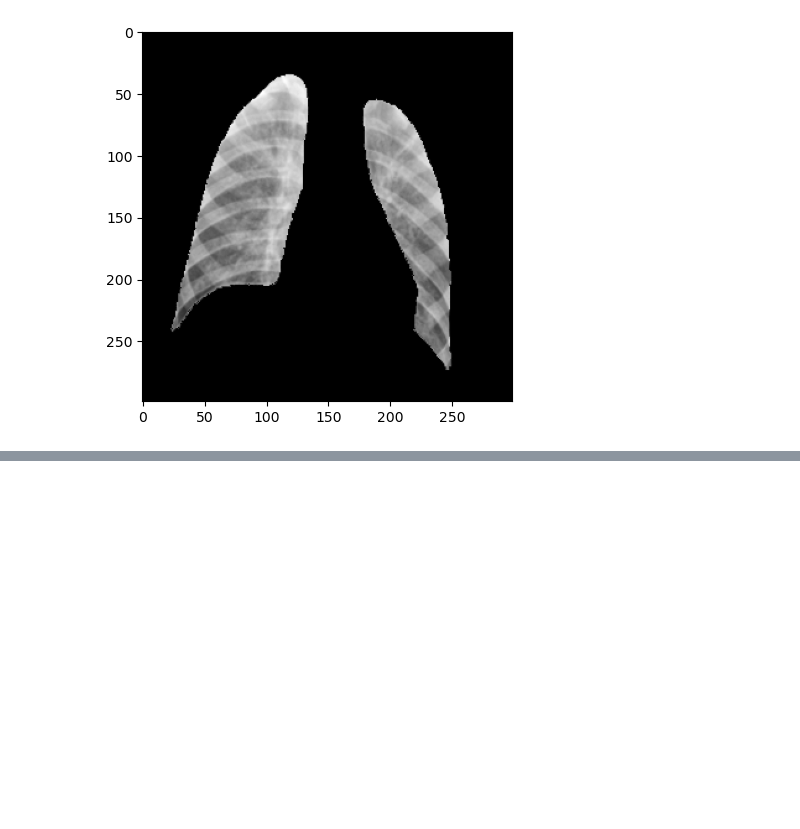
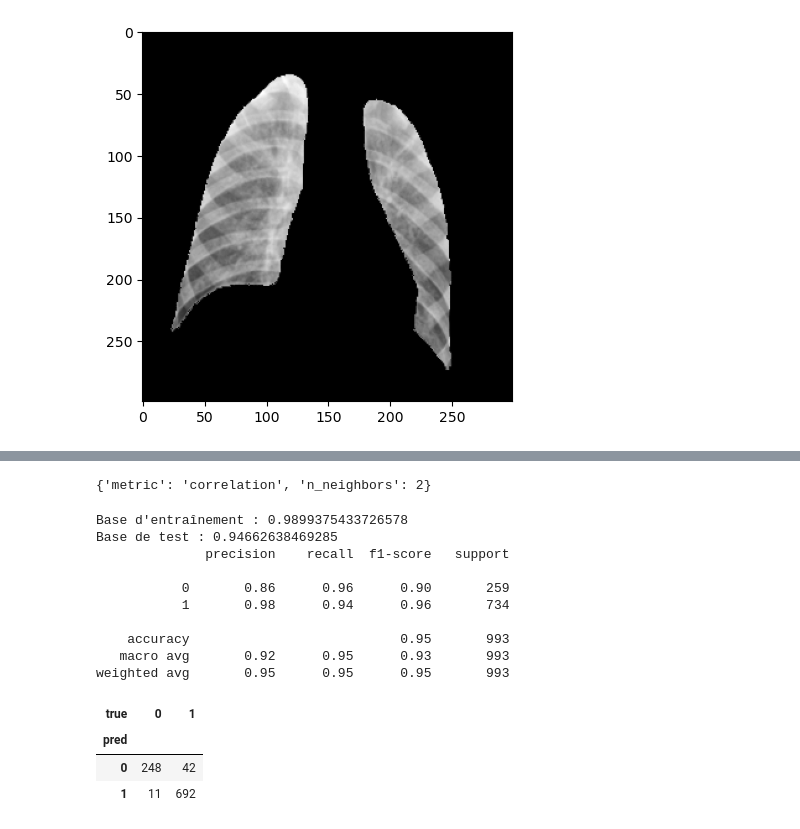
Before and after one commit to Alexandre-aksenov/summer24-analyse-pulmonaire-copy-AA, a Jupyter notebook: notebooks/knn-model.ipynb, the cells around one changed output, grey strips where cells are left out. Drawn from its saved outputs; the diff is of its cells as text; code cells hidden in the pictures; blank space fills up the shorter version.

```diff
--- a/notebooks/knn-model.ipynb
+++ b/notebooks/knn-model.ipynb
@@ -335,0 +322,11 @@ print(grid_knn_masks.best_params_)
+# %%
+pca90_masks_resampled = PCA(n_components=0.9, random_state=42)
+
+X_ro_pca = pca90_masks_resampled.fit_transform(X_ro)
+# 19m42
+
+print(X_ro_pca.shape)
+
+X_test_pca = pca90_masks_resampled.transform(X_test)
+
+print(X_test_pca.shape)
@@ -335,0 +341,19 @@ print(grid_knn_masks.best_params_)
+# %%
+# Instanciation
+
+knn_pca_masks_resampled = neighbors.KNeighborsClassifier()
+
+# Optimisation des paramètres
+skf = StratifiedKFold(n_splits=5, shuffle = True, random_state=42)
+folds = list(skf.split(X_ro_pca, y_ro)) # Découpage du jeu de données de validation croisée au sein de l'échantillon d'apprentissage
+
+# grid_param = [
+#     {'metric' : ['minkowski'],  'n_neighbors' : [2, 3, 5, 10, 50], 'p' : [1,2,5]},
+#     {'metric' : ['chebyshev'], 'n_neighbors' : [2, 3, 5, 10, 50]},
+#     {'metric' : ['correlation'], 'n_neighbors' : [2, 3, 5, 10, 50]},
+#     {'metric' : ['cosine'], 'n_neighbors' : [2, 3, 5, 10, 50]}
+# ]
+grid_param = {'metric' : ['euclidean', 'chebyshev', 'correlation', 'cosine'],  'n_neighbors' : [2, 3, 5, 10, 50, 100]}
+
+grid_knn_masks_resampled = GridSearchCV(knn_pca_masks_resampled, param_grid = grid_param, cv=folds)
+grid_knn_masks_resampled.fit(X_ro_pca, y_ro)
@@ -336,6 +373,27 @@ print(grid_knn_masks.best_params_)
+# %%
+print(grid_knn_masks_resampled.best_params_)
+# %% [output]
+{'metric': 'correlation', 'n_neighbors': 2}
 # %%
-print(grid_knn_masks.score(X_test_pca, y_test))
+print("Base d'entraînement :", grid_knn_masks_resampled.score(X_ro_pca, y_ro))
 
-y_pred_best = grid_knn_masks.predict(X_test_pca)
+print("Base de test :",grid_knn_masks_resampled.score(X_test_pca, y_test))
+
+y_pred_best = grid_knn_masks_resampled.predict(X_test_pca)
 print(classification_report(y_test, y_pred_best))
 pd.crosstab(y_pred_best, y_test, rownames=['pred'], colnames=['true'])
+# %% [output]
+Base d'entraînement : 0.9899375433726578
+Base de test : 0.94662638469285
+              precision    recall  f1-score   support
+
+           0       0.86      0.96      0.90       259
+           1       0.98      0.94      0.96       734
+
+    accuracy                           0.95       993
+   macro avg       0.92      0.95      0.93       993
+weighted avg       0.95      0.95      0.95       993
+| true | 0 | 1 |
+| pred |  |  |
+| 0 | 248 | 42 |
+| 1 | 11 | 692 |
```
Also changed, not shown: parts of 26 cells of this notebook, 1 other file.
